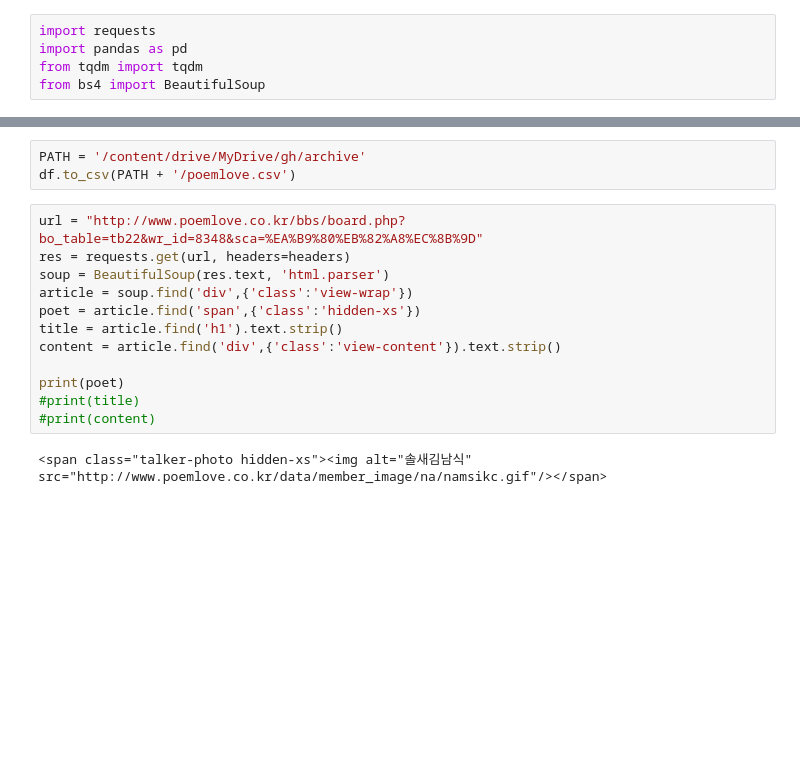
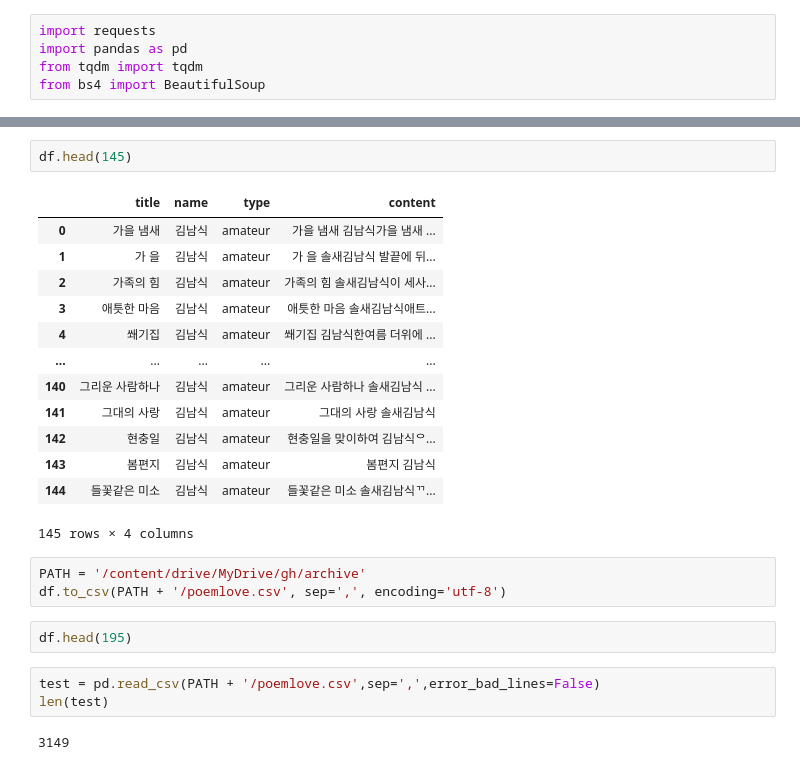
Before and after one commit to davetpj/archive, a Jupyter notebook: nlp/cr/poem_crw.ipynb, the cells around one changed output, grey strips where cells are left out. Saved outputs shown, nothing was run; the diff lists cells and outputs as text; blank space fills up the shorter version.

Commit message:
test cr

```diff
--- a/nlp/cr/poem_crw.ipynb
+++ b/nlp/cr/poem_crw.ipynb
@@ -175,17 +221,26 @@ df.tail()
+# %%
+df.head(145)
+# %% [output]
+|  | title | name | type | content |
+| 0 | 가을 냄새 | 김남식 | amateur | 가을 냄새 김남식가을 냄새 ... |
+| 1 | 가 을 | 김남식 | amateur | 가 을 솔새김남식 발끝에 뒤... |
+| 2 | 가족의 힘 | 김남식 | amateur | 가족의 힘 솔새김남식이 세사... |
+| 3 | 애틋한 마음 | 김남식 | amateur | 애틋한 마음 솔새김남식애트... |
+| 4 | 쐐기집 | 김남식 | amateur | 쐐기집 김남식한여름 더위에 ... |
+| ... | ... | ... | ... | ... |
+| 140 | 그리운 사람하나 | 김남식 | amateur | 그리운 사람하나 솔새김남식 ... |
+| 141 | 그대의 사랑 | 김남식 | amateur | 그대의 사랑 솔새김남식 |
+| 142 | 현충일 | 김남식 | amateur | 현충일을 맞이하여 김남식ᄋ... |
+| 143 | 봄편지 | 김남식 | amateur | 봄편지 김남식 |
+| 144 | 들꽃같은 미소 | 김남식 | amateur | 들꽃같은 미소 솔새김남식ᄁ... |
+145 rows × 4 columns
 # %%
 PATH = '/content/drive/MyDrive/gh/archive'
-df.to_csv(PATH + '/poemlove.csv')
+df.to_csv(PATH + '/poemlove.csv', sep=',', encoding='utf-8')
-# %%
-url = "http://www.poemlove.co.kr/bbs/board.php?bo_table=tb22&wr_id=8348&sca=%EA%B9%80%EB%82%A8%EC%8B%9D"
-res = requests.get(url, headers=headers)
-soup = BeautifulSoup(res.text, 'html.parser')
-article = soup.find('div',{'class':'view-wrap'})
-poet = article.find('span',{'class':'hidden-xs'})
-title = article.find('h1').text.strip()
-content = article.find('div',{'class':'view-content'}).text.strip()
-
-print(poet)
-#print(title)
-#print(content)
-# %% [output]
-<span class="talker-photo hidden-xs"><img alt="솔새김남식" src="http://www.poemlove.co.kr/data/member_image/na/namsikc.gif"/></span>
+# %%
+df.head(195)
+# %%
+test = pd.read_csv(PATH + '/poemlove.csv',sep=',',error_bad_lines=False)
+len(test)
+# %% [output]
+3149
```
Also changed, not shown: parts of 9 cells of this notebook.
